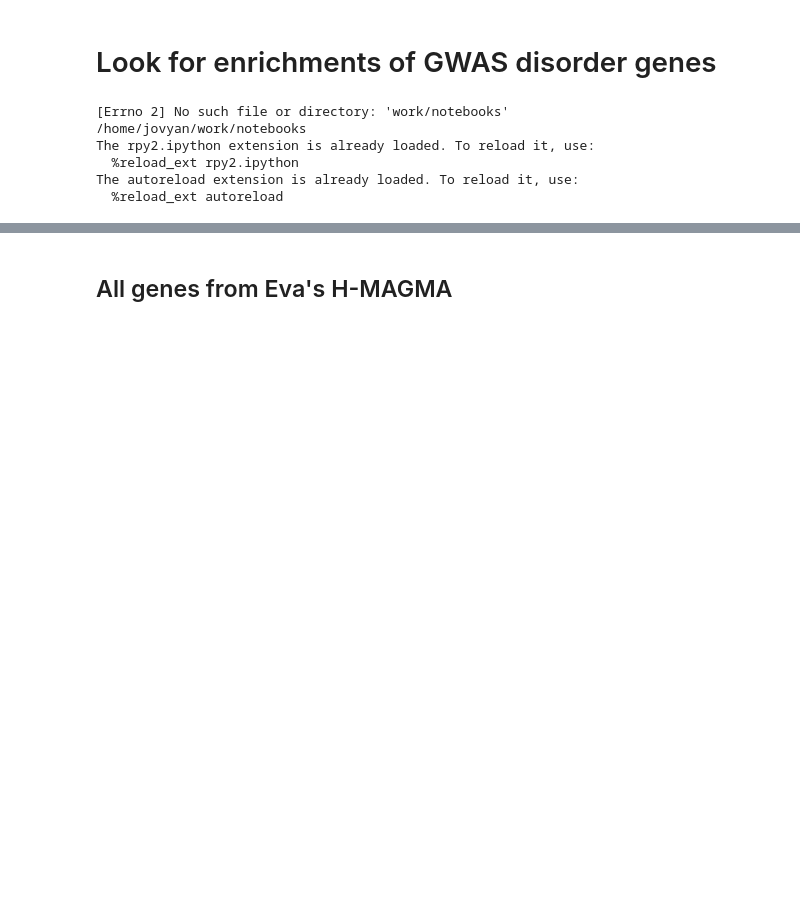
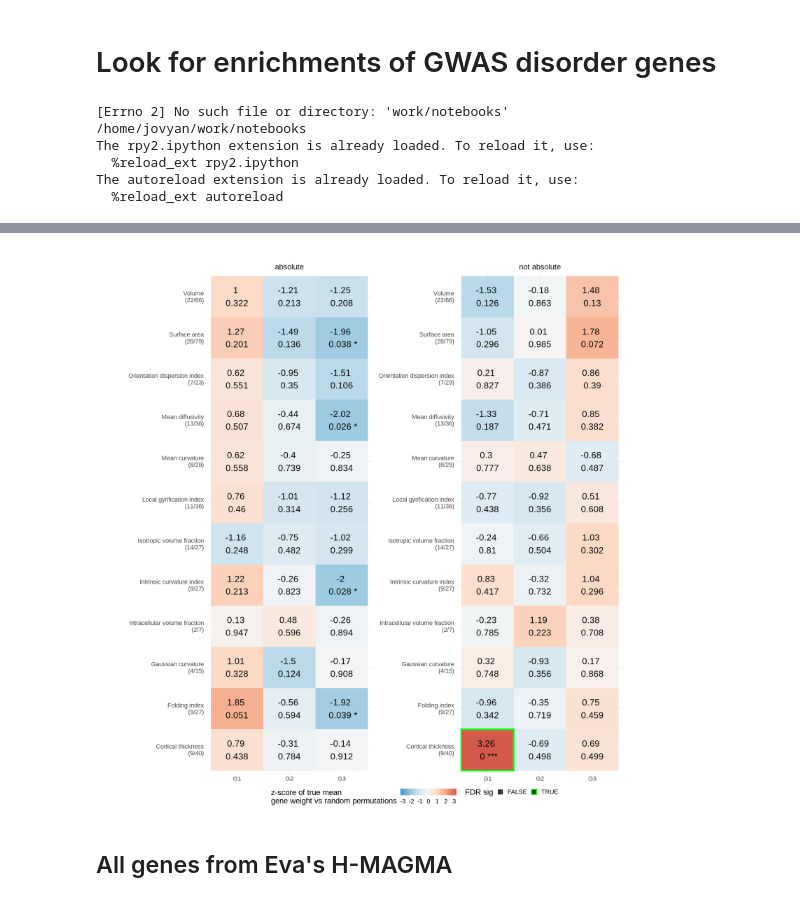
Before and after one commit to richardajdear/AHBA_gradients, a Jupyter notebook: notebooks/gwas.ipynb, the cells around one changed output, grey strips where cells are left out. Saved outputs shown, nothing was run; the diff lists cells and outputs as text; code cells hidden in the pictures; blank space fills up the shorter version.

```diff
--- a/notebooks/gwas.ipynb
+++ b/notebooks/gwas.ipynb
@@ -27,0 +37,6 @@ The autoreload extension is already loaded. To reload it, use:
+# %%
+thickness = pd.read_csv("../data/gwas/warrier.csv", index_col=0).reset_index()
+# thickness = pd.read_csv("../data/gwas/warrier2.csv", index_col=0).reset_index()
+# thickness = pd.read_csv("../data/gwas/grasby2020.csv", index_col=0).reset_index()
+# thickness = pd.read_csv("../data/gwas/makowski2022_magma.csv", index_col=0).reset_index()
+thickness.head()
@@ -28,3 +50,20 @@ The autoreload extension is already loaded. To reload it, use:
+# %%
+thickness_stats_dict = {
+    'absolute': compute_null_p(*compute_enrichments(weights, nulls, thickness, posneg='abs')),
+    'not absolute': compute_null_p(*compute_enrichments(weights, nulls, thickness, posneg=''))
+}
+# %%
+thickness_stats = (pd.concat(thickness_stats_dict).reset_index(0).rename({'level_0':'version'}, axis=1)
+    .assign(label = lambda x: [f"{label}\n({n_matches}/{n_genes})" for label, n_matches, n_genes in
+                                        zip(x['label'], x['n_matches'], x['n_genes'])]))
+# %%
+%%R -i thickness_stats -w 20 -h 20 --units in -r 100
+source("../code/enrichmentsPlots.R")
+thickness_stats %>% mutate(how='') %>%
+plot_enrichment_heatmaps(scales='free', aspect=3) + theme(legend.position='bottom') +
+guides(fill=guide_colourbar(title='z-score of true mean\ngene weight vs random permutations', barwidth=10))
+# %% [output]
+[figure, added]
 # %% [markdown]
 ## All genes from Eva's H-MAGMA
 # %%
```
Also changed, not shown: parts of 20 cells of this notebook, 4 other files.
